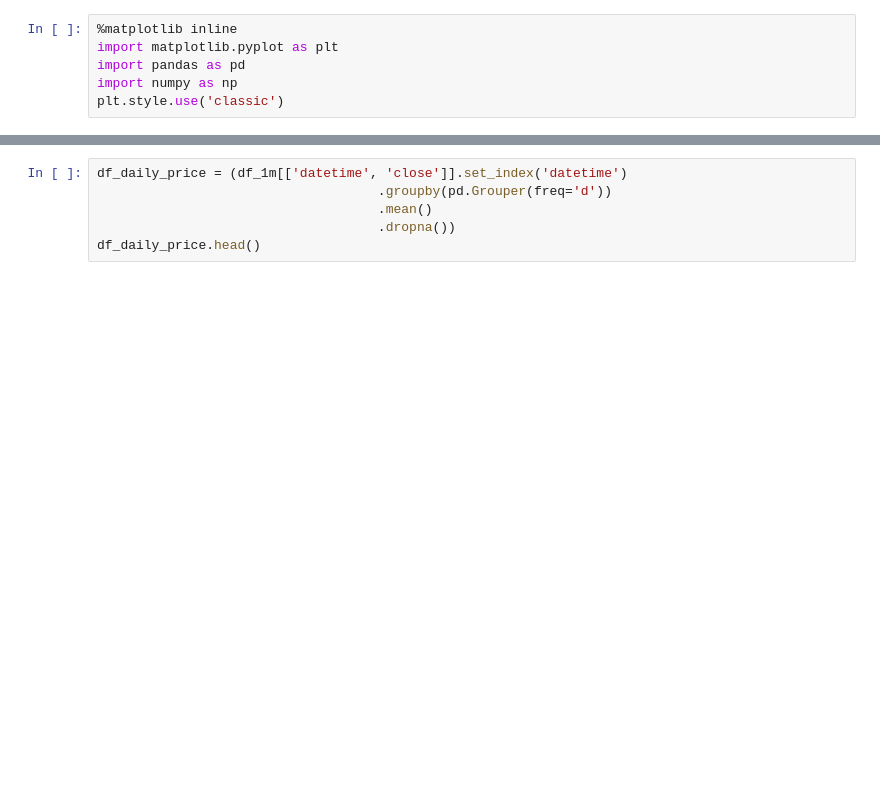
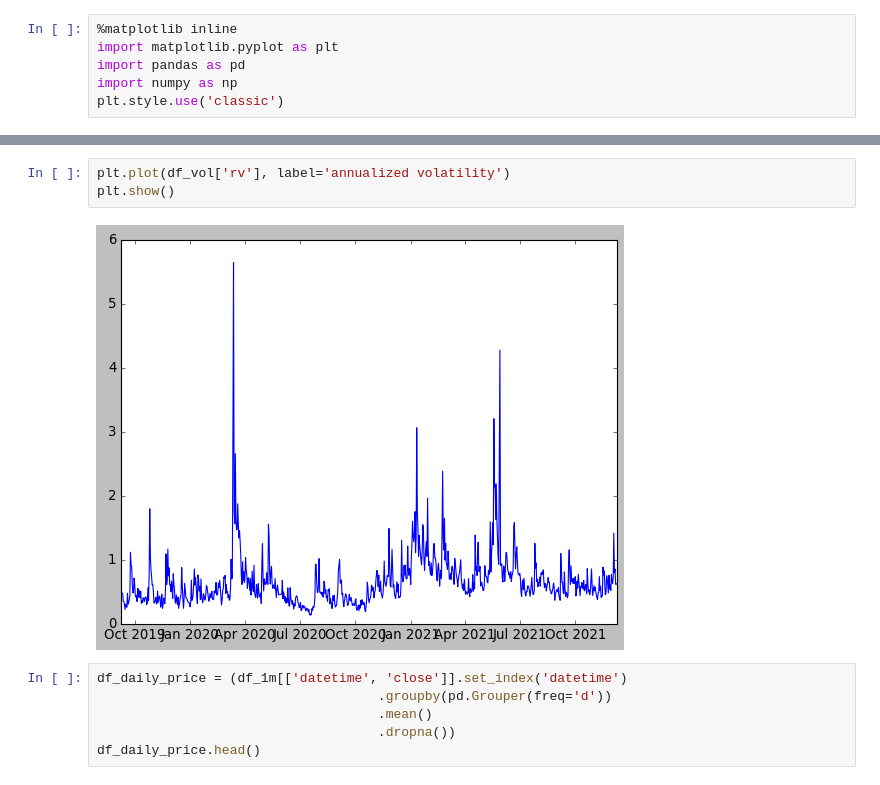
Before and after one commit to wenwkich/vol-study, a Jupyter notebook: bitcoin_historical_vol.ipynb, the cells around one changed output, grey strips where cells are left out. Cells and saved outputs as stored; diff of their text form; blank space fills up the shorter version.

```diff
--- a/bitcoin_historical_vol.ipynb
+++ b/bitcoin_historical_vol.ipynb
@@ -65,3 +81,8 @@ df_vol.head()
+# %%
+plt.plot(df_vol['rv'], label='annualized volatility')
+plt.show()
+# %% [output]
+[figure, added]
 # %%
 df_daily_price = (df_1m[['datetime', 'close']].set_index('datetime')
                                     .groupby(pd.Grouper(freq='d'))
```
Also changed, not shown: parts of 7 cells of this notebook, 5 other files.
